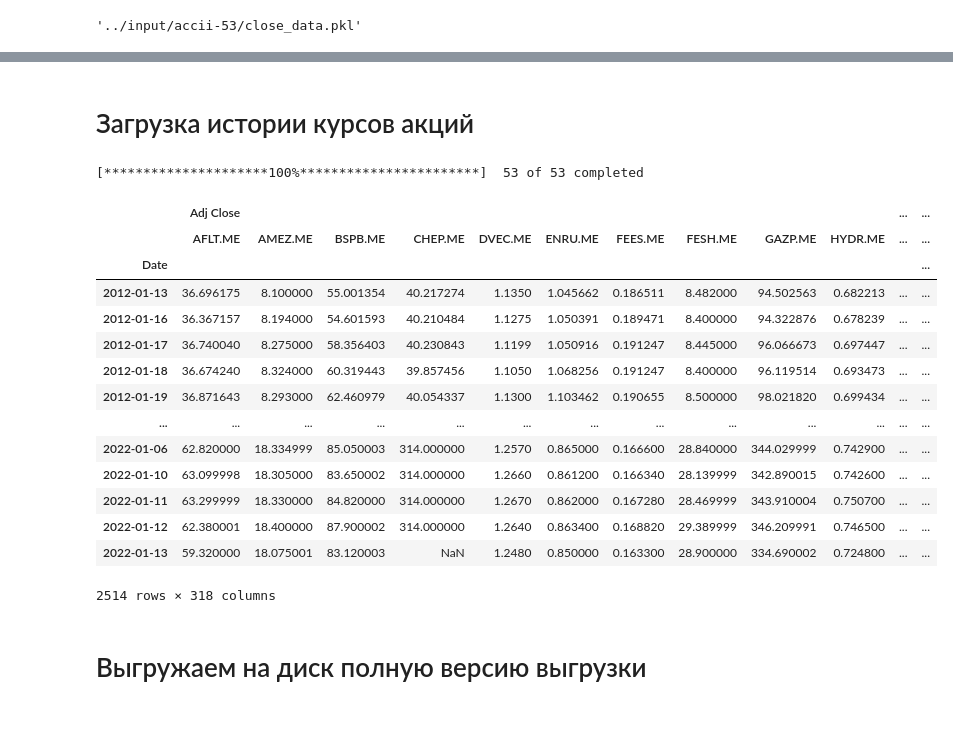
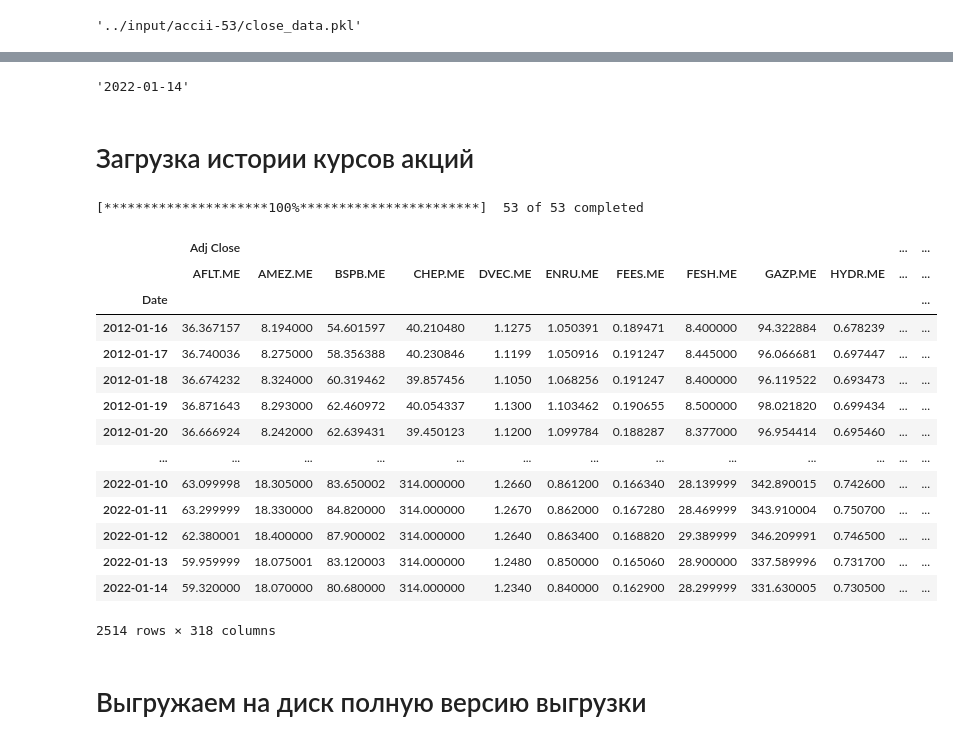
Before and after one commit to prog815/traide, a Jupyter notebook: accii-53.ipynb, the cells around one changed output, grey strips where cells are left out. Cells and saved outputs as stored; diff of their text form; code cells hidden in the pictures.

```diff
--- a/accii-53.ipynb
+++ b/accii-53.ipynb
@@ -67,26 +67,33 @@ last_close_data
 2514 rows × 53 columns
+# %%
+from datetime import datetime, timedelta
+yesterday = datetime.now() - timedelta(1)
+yesterday = datetime.strftime(yesterday, '%Y-%m-%d')
+yesterday
+# %% [output]
+'2022-01-14'
 # %% [markdown]
 # Загрузка истории курсов акций
 # %%
-all_data = yf.download(acc_list,period='10y',threads=False)
+all_data = yf.download(acc_list,period='10y',threads=False,end=yesterday)
 all_data.index = pd.to_datetime(all_data.index,format="%Y-%m-%d")
 all_data
 # %% [output]
 [*********************100%***********************]  53 of 53 completed
 |  | Adj Close |  |  |  |  |  |  |  |  |  | ... | ... |
 |  | AFLT.ME | AMEZ.ME | BSPB.ME | CHEP.ME | DVEC.ME | ENRU.ME | FEES.ME | FESH.ME | GAZP.ME | HYDR.ME | ... | ... |
 | Date |  |  |  |  |  |  |  |  |  |  |  | ... |
-| 2012-01-13 | 36.696175 | 8.100000 | 55.001354 | 40.217274 | 1.1350 | 1.045662 | 0.186511 | 8.482000 | 94.502563 | 0.682213 | ... | ... |
-| 2012-01-16 | 36.367157 | 8.194000 | 54.601593 | 40.210484 | 1.1275 | 1.050391 | 0.189471 | 8.400000 | 94.322876 | 0.678239 | ... | ... |
-| 2012-01-17 | 36.740040 | 8.275000 | 58.356403 | 40.230843 | 1.1199 | 1.050916 | 0.191247 | 8.445000 | 96.066673 | 0.697447 | ... | ... |
-| 2012-01-18 | 36.674240 | 8.324000 | 60.319443 | 39.857456 | 1.1050 | 1.068256 | 0.191247 | 8.400000 | 96.119514 | 0.693473 | ... | ... |
-| 2012-01-19 | 36.871643 | 8.293000 | 62.460979 | 40.054337 | 1.1300 | 1.103462 | 0.190655 | 8.500000 | 98.021820 | 0.699434 | ... | ... |
+| 2012-01-16 | 36.367157 | 8.194000 | 54.601597 | 40.210480 | 1.1275 | 1.050391 | 0.189471 | 8.400000 | 94.322884 | 0.678239 | ... | ... |
+| 2012-01-17 | 36.740036 | 8.275000 | 58.356388 | 40.230846 | 1.1199 | 1.050916 | 0.191247 | 8.445000 | 96.066681 | 0.697447 | ... | ... |
+| 2012-01-18 | 36.674232 | 8.324000 | 60.319462 | 39.857456 | 1.1050 | 1.068256 | 0.191247 | 8.400000 | 96.119522 | 0.693473 | ... | ... |
+| 2012-01-19 | 36.871643 | 8.293000 | 62.460972 | 40.054337 | 1.1300 | 1.103462 | 0.190655 | 8.500000 | 98.021820 | 0.699434 | ... | ... |
+| 2012-01-20 | 36.666924 | 8.242000 | 62.639431 | 39.450123 | 1.1200 | 1.099784 | 0.188287 | 8.377000 | 96.954414 | 0.695460 | ... | ... |
 | ... | ... | ... | ... | ... | ... | ... | ... | ... | ... | ... | ... | ... |
-| 2022-01-06 | 62.820000 | 18.334999 | 85.050003 | 314.000000 | 1.2570 | 0.865000 | 0.166600 | 28.840000 | 344.029999 | 0.742900 | ... | ... |
 | 2022-01-10 | 63.099998 | 18.305000 | 83.650002 | 314.000000 | 1.2660 | 0.861200 | 0.166340 | 28.139999 | 342.890015 | 0.742600 | ... | ... |
 | 2022-01-11 | 63.299999 | 18.330000 | 84.820000 | 314.000000 | 1.2670 | 0.862000 | 0.167280 | 28.469999 | 343.910004 | 0.750700 | ... | ... |
 | 2022-01-12 | 62.380001 | 18.400000 | 87.900002 | 314.000000 | 1.2640 | 0.863400 | 0.168820 | 29.389999 | 346.209991 | 0.746500 | ... | ... |
-| 2022-01-13 | 59.320000 | 18.075001 | 83.120003 | NaN | 1.2480 | 0.850000 | 0.163300 | 28.900000 | 334.690002 | 0.724800 | ... | ... |
+| 2022-01-13 | 59.959999 | 18.075001 | 83.120003 | 314.000000 | 1.2480 | 0.850000 | 0.165060 | 28.900000 | 337.589996 | 0.731700 | ... | ... |
+| 2022-01-14 | 59.320000 | 18.070000 | 80.680000 | 314.000000 | 1.2340 | 0.840000 | 0.162900 | 28.299999 | 331.630005 | 0.730500 | ... | ... |
 2514 rows × 318 columns
 # %% [markdown]
 # Выгружаем на диск полную версию выгрузки
```
Also changed, not shown: parts of 4 cells of this notebook.
